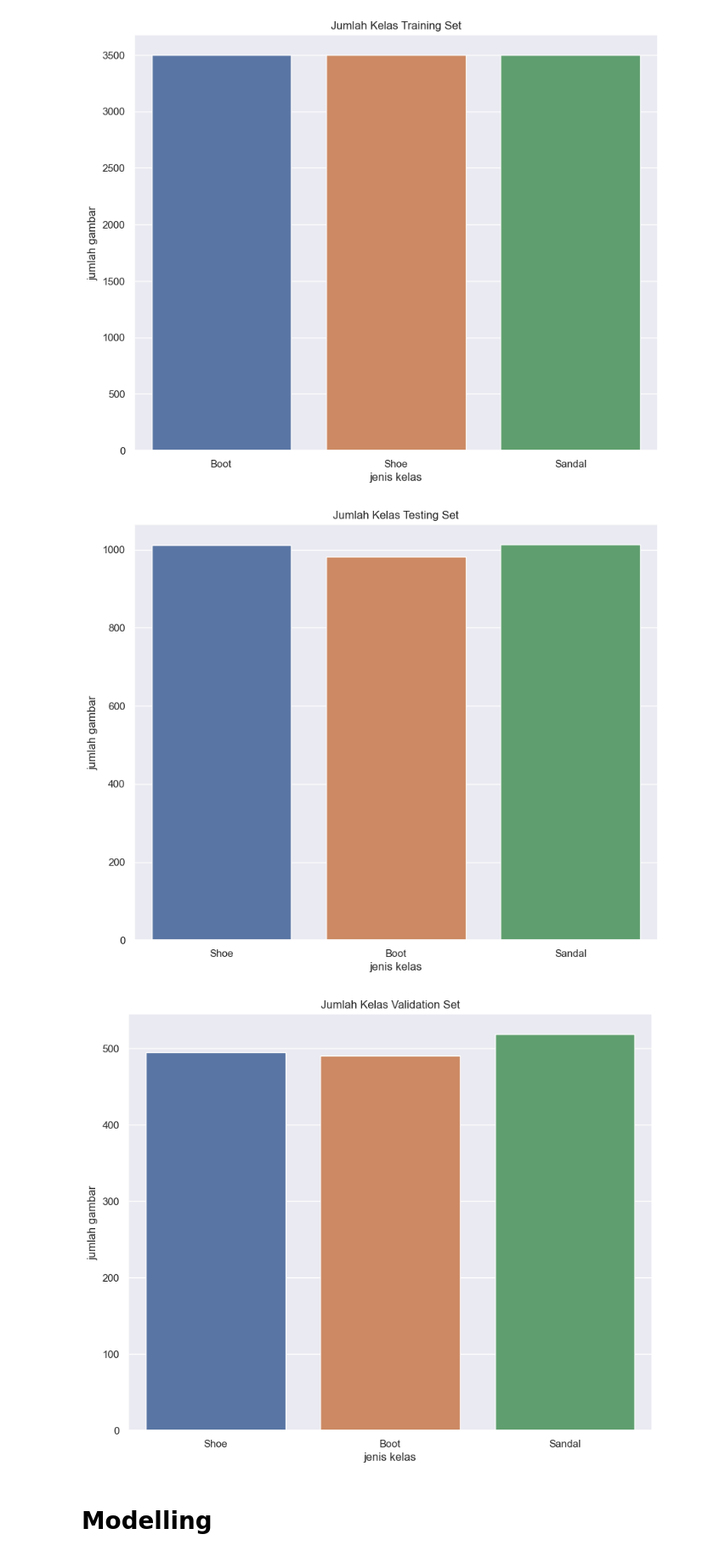
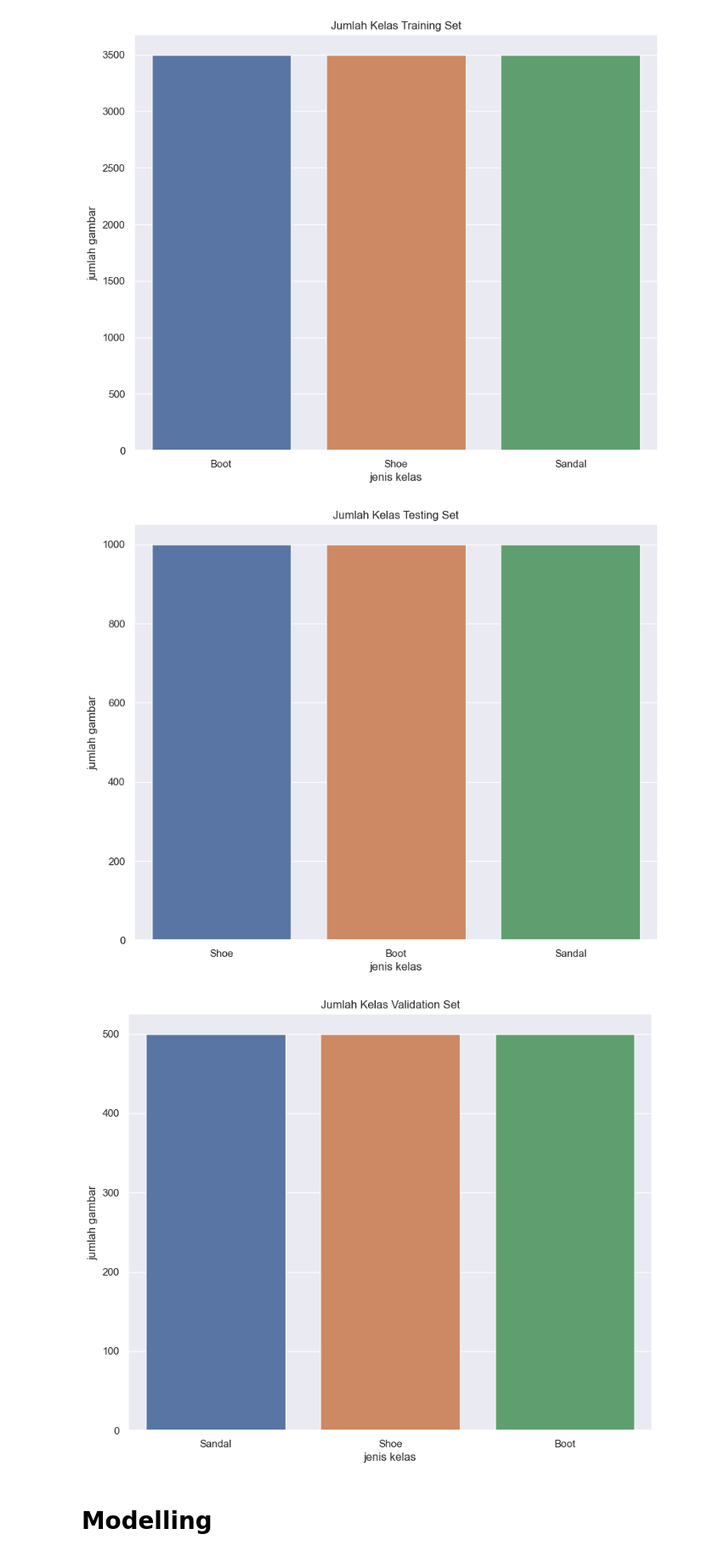
Before and after one commit to ArdiSetiw/PA-KB, a Jupyter notebook: ShoeSandalBoot.ipynb, the cells around one changed output. Shown at 85% size. Drawn from its saved outputs; the diff is of its cells as text; code cells hidden in the pictures.

```diff
--- a/ShoeSandalBoot.ipynb
+++ b/ShoeSandalBoot.ipynb
@@ -66,12 +66,12 @@ for i in range(len(train)) :
         data_train.append(class_names[tf.argmax(y[j])])
 
 for i in range(len(test)) :
-    x,y = train.next()
+    x,y = test.next()
     for j in range(len(y)) :
         data_test.append(class_names[tf.argmax(y[j])])
 
 for i in range(len(val)) :
-    x,y = train.next()
+    x,y = val.next()
     for j in range(len(y)) :
         data_val.append(class_names[tf.argmax(y[j])])
 
@@ -131,7 +131,7 @@ plt.show()
 kelas = []
 
 for i in range(len(test)) :
-    x,y = train.next()
+    x,y = test.next()
     for j in range(len(y)) :
         kelas.append(class_names[tf.argmax(y[j])])
 
@@ -145,26 +145,26 @@ plt.ylabel('jumlah gambar')
 plt.title('Jumlah Kelas Testing Set')
 plt.show()
 # %% [output]
-[figure, old version]
+[figure, new version]
 # %%
 kelas = []
 
 for i in range(len(val)) :
-    x,y = train.next()
+    x,y = val.next()
     for j in range(len(y)) :
         kelas.append(class_names[tf.argmax(y[j])])
 
 plt.figure(figsize=(10, 8))
 
 sns.set_theme()
 
 sns.countplot(x=kelas)
 plt.xlabel('jenis kelas')
 plt.ylabel('jumlah gambar')
 plt.title('Jumlah Kelas Validation Set')
 plt.show()
 # %% [output]
-[figure, old version]
+[figure, new version]
 # %% [markdown]
 # Modelling
 # %%
```
Also changed, not shown: parts of 15 cells of this notebook.
